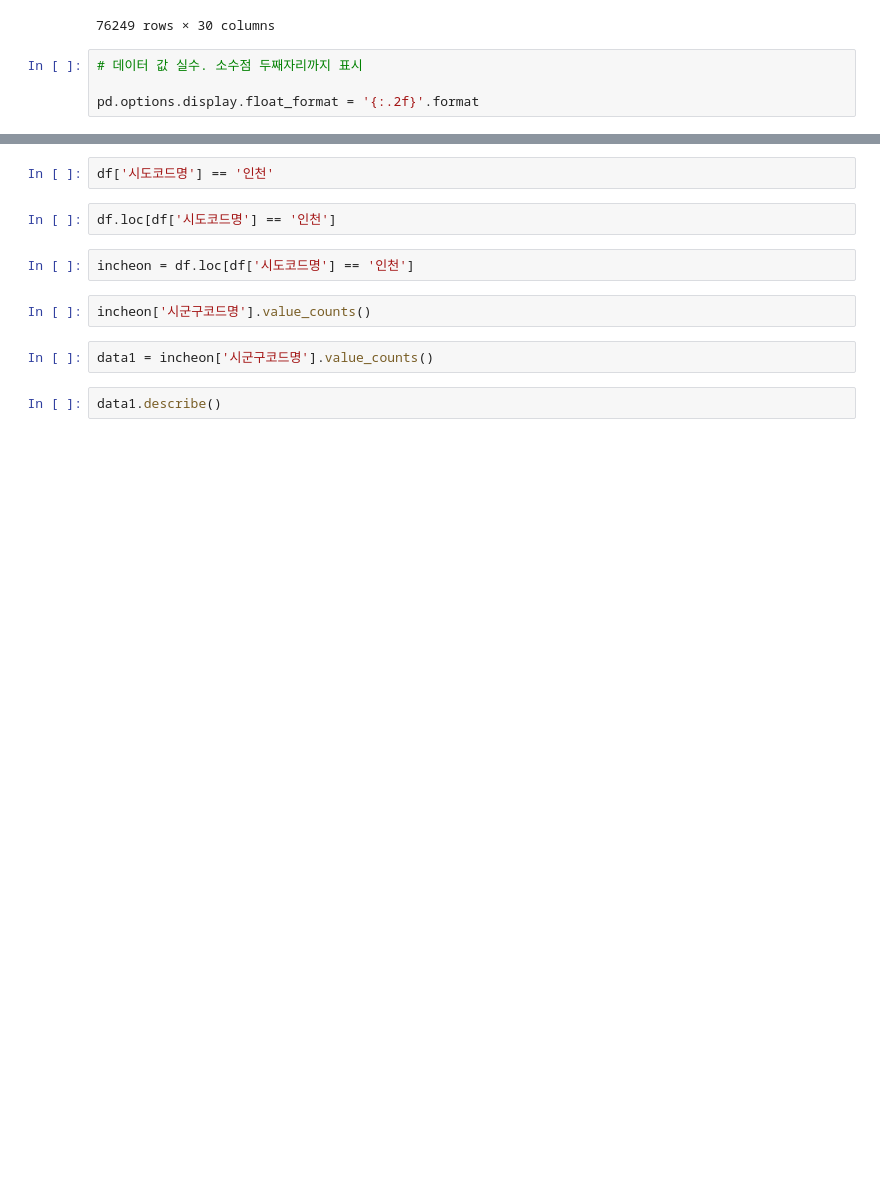
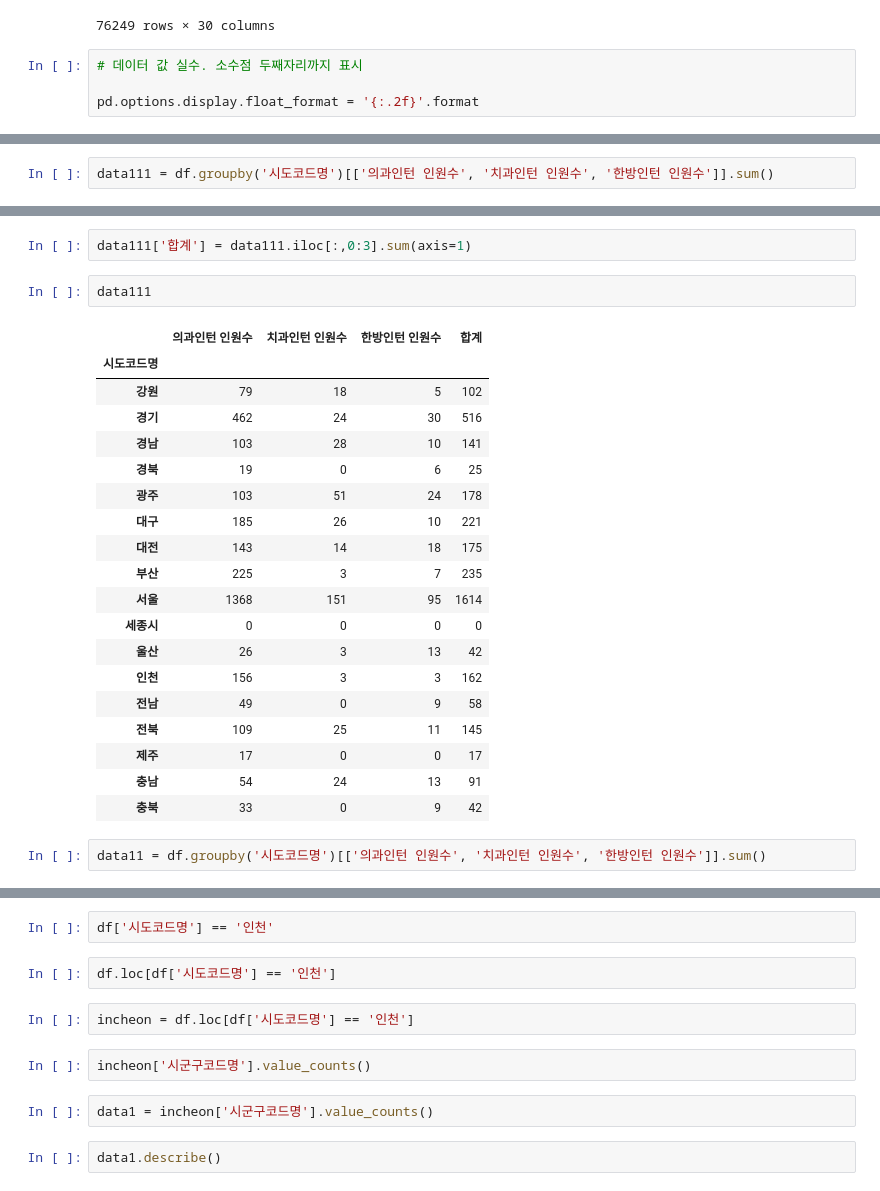
Before and after one commit to qooqookeke/car_greenhouse_gas, a Jupyter notebook: hospital.ipynb, the cells around one changed output, grey strips where cells are left out. Saved outputs shown, nothing was run; the diff lists cells and outputs as text; blank space fills up the shorter version.

```diff
--- a/hospital.ipynb
+++ b/hospital.ipynb
@@ -531,0 +897,2 @@ Name: count, Length: 646, dtype: int64
+# %%
+data111 = df.groupby('시도코드명')[['의과인턴 인원수', '치과인턴 인원수', '한방인턴 인원수']].sum()
@@ -531,0 +921,26 @@ Name: count, Length: 646, dtype: int64
+# %%
+data111['합계'] = data111.iloc[:,0:3].sum(axis=1)
+# %%
+data111
+# %% [output]
+|  | 의과인턴 인원수 | 치과인턴 인원수 | 한방인턴 인원수 | 합계 |
+| 시도코드명 |  |  |  |  |
+| 강원 | 79 | 18 | 5 | 102 |
+| 경기 | 462 | 24 | 30 | 516 |
+| 경남 | 103 | 28 | 10 | 141 |
+| 경북 | 19 | 0 | 6 | 25 |
+| 광주 | 103 | 51 | 24 | 178 |
+| 대구 | 185 | 26 | 10 | 221 |
+| 대전 | 143 | 14 | 18 | 175 |
+| 부산 | 225 | 3 | 7 | 235 |
+| 서울 | 1368 | 151 | 95 | 1614 |
+| 세종시 | 0 | 0 | 0 | 0 |
+| 울산 | 26 | 3 | 13 | 42 |
+| 인천 | 156 | 3 | 3 | 162 |
+| 전남 | 49 | 0 | 9 | 58 |
+| 전북 | 109 | 25 | 11 | 145 |
+| 제주 | 17 | 0 | 0 | 17 |
+| 충남 | 54 | 24 | 13 | 91 |
+| 충북 | 33 | 0 | 9 | 42 |
+# %%
+data11 = df.groupby('시도코드명')[['의과인턴 인원수', '치과인턴 인원수', '한방인턴 인원수']].sum()
```
Also changed, not shown: parts of 45 cells of this notebook.
